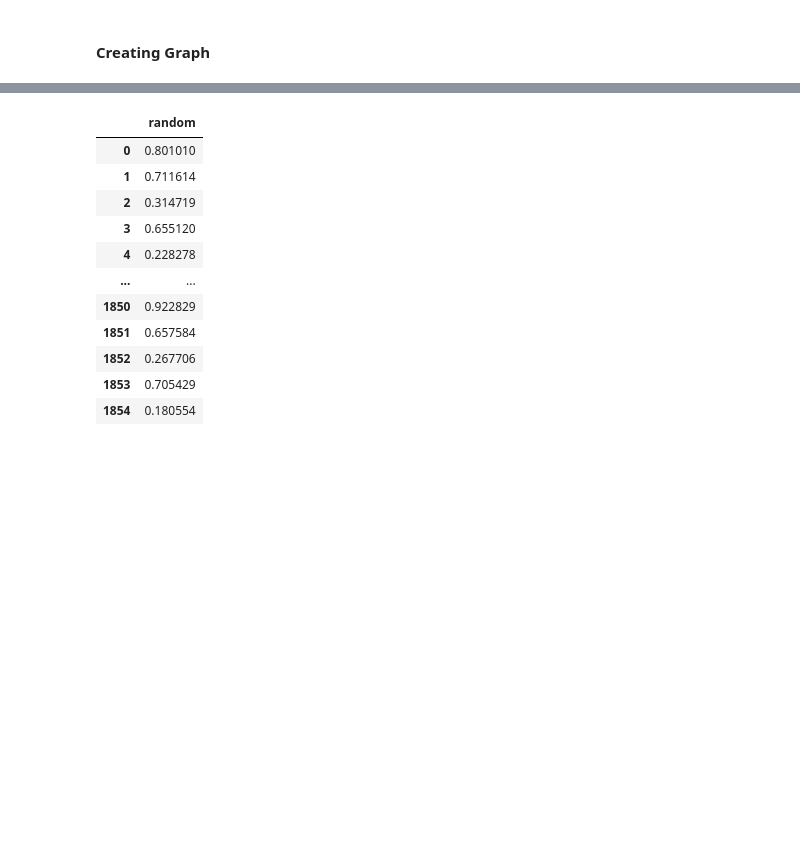
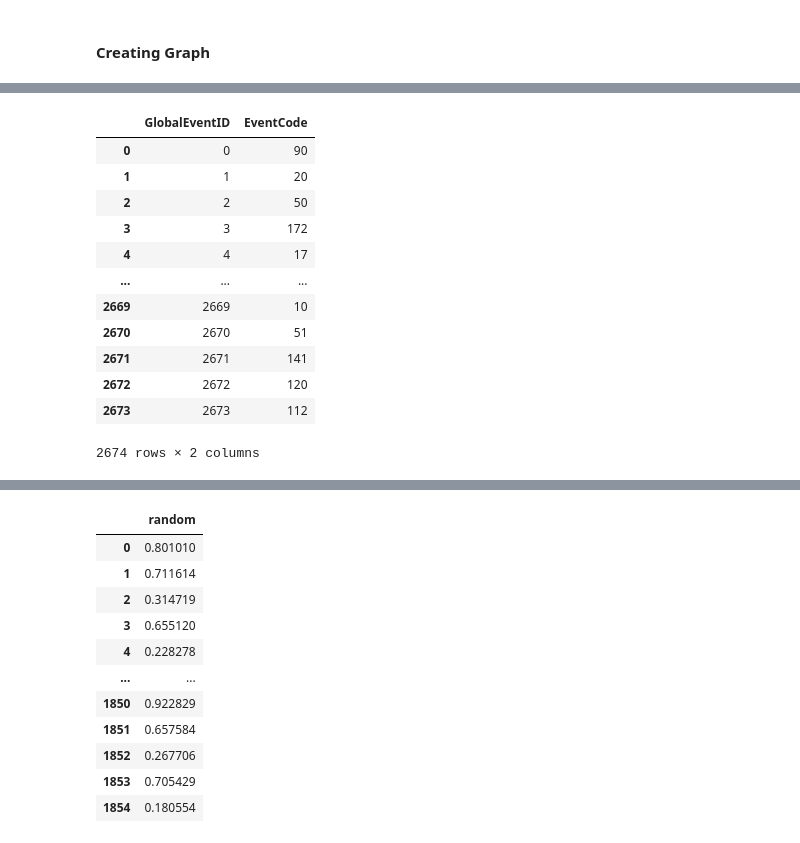
Before and after one commit to MatthiasPicard/fake-news-detection, a Jupyter notebook: urls.ipynb, the cells around one changed output, grey strips where cells are left out. Cells and saved outputs as stored; diff of their text form; code cells hidden in the pictures; blank space fills up the shorter version.

```diff
--- a/urls.ipynb
+++ b/urls.ipynb
@@ -235,5 +295,7 @@ preprocessing = Preprocessing(label)
 labels,df_events,df_mentions = preprocessing.data_load(list_event,list_mention)
 # %%
+from itertools import product
+
 label_encoder_source = LabelEncoder()
 labels['links'] = label_encoder_source.fit_transform(labels['links'])
 label_mapping_source = dict(zip(label_encoder_source.classes_, label_encoder_source.transform(label_encoder_source.classes_)))
@@ -292,6 +354,22 @@ mentionné["GlobalEventID"] = mentionné["GlobalEventID"].map(event_map["index"]
 
 edge_mentionné = mentionné[["GlobalEventID", "MentionIdentifier"]].values.transpose()
 
+same_actions = df_events[["GlobalEventID","EventCode"]]
+edge_same_event = torch.tensor([], dtype=torch.long)
+while len(same_actions) > 0:
+    print(len(same_actions))
+    same_action_nodes = (same_actions["EventCode"] == same_actions.iloc[0]["EventCode"])#.nonzero().squeeze()
+    cartesian_product = list(product(same_actions[same_action_nodes]['GlobalEventID'], repeat=2))
+    edges = [[x, y] for x, y in cartesian_product if x != y and cartesian_product.index((x, y)) < cartesian_product.index((y, x))]
+    edges_t = torch.tensor(list(zip(*edges)))
+    edge_same_event = torch.cat((edge_same_event, edges_t), dim=1)
+    same_actions = same_actions.drop(same_actions[same_action_nodes].index)
+edge_same_event_0 = list(pd.DataFrame(edge_same_event).loc[0].map(event_map["index"]).astype(int))
+edge_same_event_1 = list(pd.DataFrame(edge_same_event).loc[1].map(event_map["index"]).astype(int))
+# print(edge_same_event_1)
+edge_same_event = torch.tensor([edge_same_event_0,edge_same_event_1])
+# print(edge_same_event)
+
 # Create attributes for the mentionné edges
 
 df_mentions_edges = df_mentions.drop(["GlobalEventID","MentionIdentifier","MentionSourceName"], axis = 1)
@@ -309,7 +387,7 @@ data['source'].x = torch.from_numpy(labels_sorted_temp.to_numpy()).to(dtype=torc
 data['event'].x = torch.from_numpy(df_events_sorted_temp.to_numpy()).to(dtype=torch.float32)
 
 
-# data['event', 'mentionne', 'article'].edge_attr = torch.from_numpy(df_mentions_edges_temp.to_numpy())
+data['event', 'mentionne', 'article'].edge_attr = torch.from_numpy(df_mentions_edges_temp.to_numpy())
 
 data['event', 'mentionne', 'article'].edge_index = torch.from_numpy(edge_mentionné).to(dtype=torch.long)
 data['source', 'est_source_de', 'article'].edge_index = torch.from_numpy(edge_est_source_de).to(dtype=torch.long)
@@ -321,7 +399,7 @@ data[label].y = pd.Series(data[label].x[:,1].numpy())
 data[label].x = np.delete(data[label].x, 1, axis=1)
 
 data_undirected = T.ToUndirected()(data)
-# data_undirected = data
+data_undirected = data
 
 num_labels = len(data_undirected[label].y)
 known_indices = np.where(~data_undirected[label].y.isna())[0]
@@ -357,0 +463,15 @@ See the caveats in the documentation: https://pandas.pydata.org/pandas-docs/stab
+# %%
+from itertools import product
+
+same_actions = df_events[["GlobalEventID","EventCode"]]
+num_nodes = len(df_events)
+same_event = torch.tensor([], dtype=torch.long)
+
+while len(same_actions)>0:
+    print(len(same_actions))
+    same_action_nodes = (same_actions["EventCode"] == same_actions.iloc[0]["EventCode"])#.nonzero().squeeze()
+    cartesian_product = list(product(same_actions[same_action_nodes]['GlobalEventID'], repeat=2))
+    edges = [[x, y] for x, y in cartesian_product if x != y and cartesian_product.index((x, y)) < cartesian_product.index((y, x))]
+    edges_t = torch.tensor(list(zip(*edges)))
+    same_event = torch.cat((same_event, edges_t), dim=1)
+    same_actions = same_actions.drop(same_actions[same_action_nodes].index)
@@ -357,0 +511,16 @@ See the caveats in the documentation: https://pandas.pydata.org/pandas-docs/stab
+# %%
+same_actions
+# %% [output]
+|  | GlobalEventID | EventCode |
+| 0 | 0 | 90 |
+| 1 | 1 | 20 |
+| 2 | 2 | 50 |
+| 3 | 3 | 172 |
+| 4 | 4 | 17 |
+| ... | ... | ... |
+| 2669 | 2669 | 10 |
+| 2670 | 2670 | 51 |
+| 2671 | 2671 | 141 |
+| 2672 | 2672 | 120 |
+| 2673 | 2673 | 112 |
+2674 rows × 2 columns
```
Also changed, not shown: parts of 12 cells of this notebook, 7 other files.
